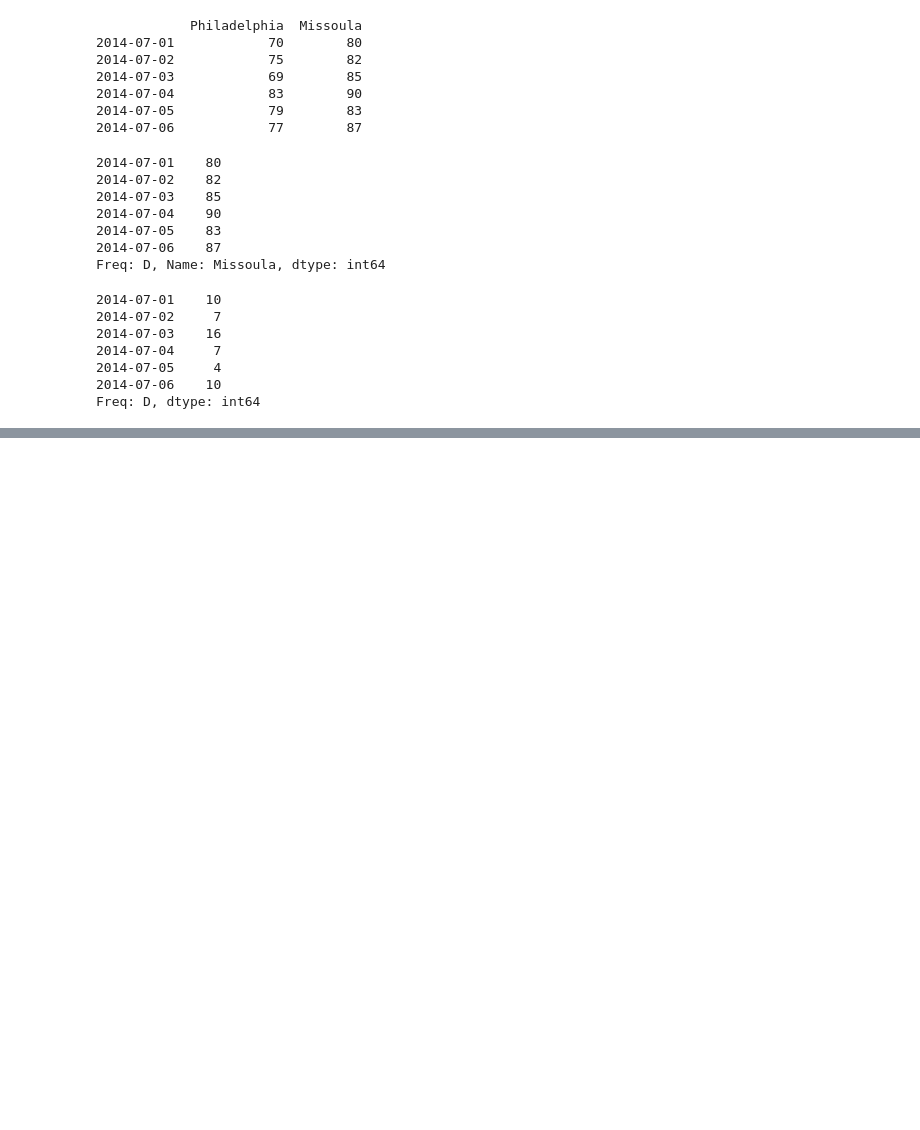
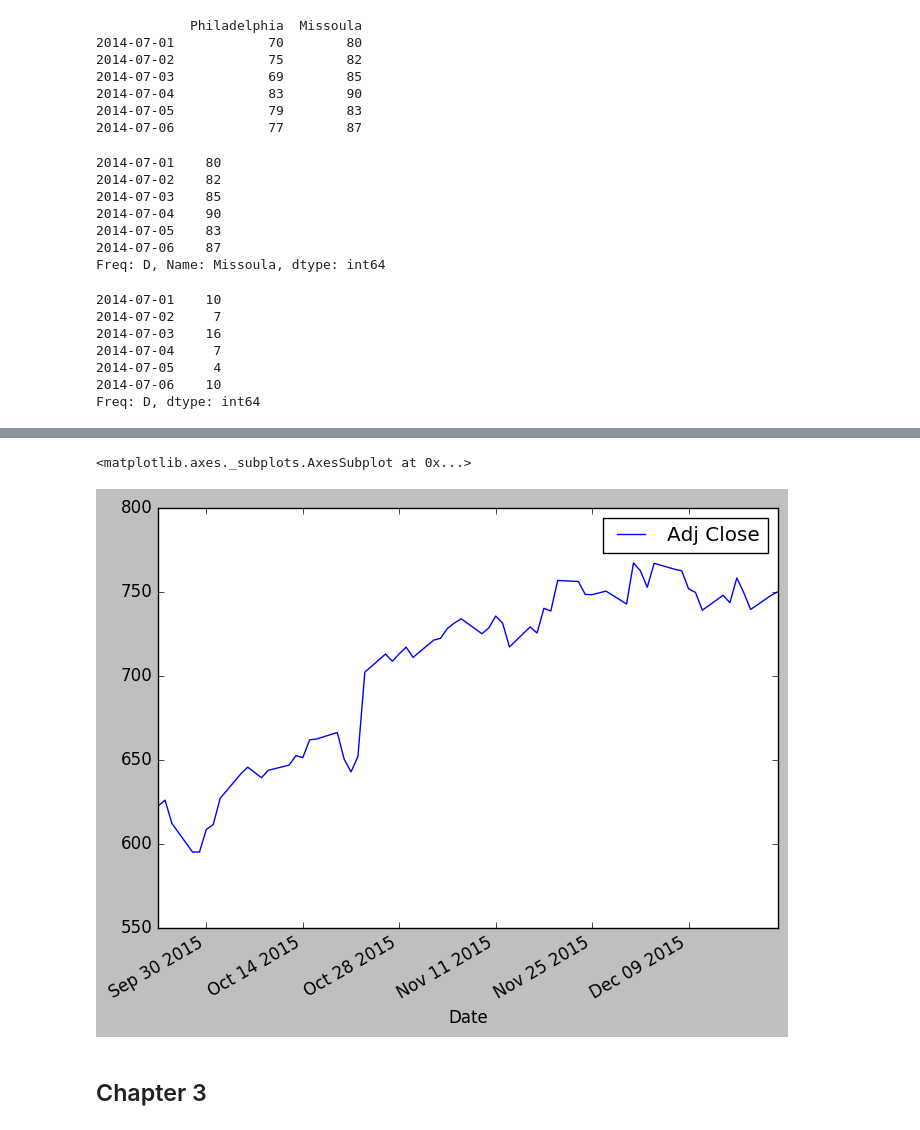
Before and after one commit to andirey/Notebooks, a Jupyter notebook: pandas.ipynb, the cells around one changed output, grey strips where cells are left out. Cells and saved outputs as stored; diff of their text form; code cells hidden in the pictures; blank space fills up the shorter version.

Commit message:
Pandas book: completed chapters 1, 2

```diff
--- a/pandas.ipynb
+++ b/pandas.ipynb
@@ -15,7 +15,8 @@ pd.set_option('display.max_rows', 10)
 # And some items for matplotlib
 %matplotlib inline
 import matplotlib.pyplot as plt
-pd.options.display.mpl_style = 'default'
+#pd.options.display.mpl_style = 'default' #issues with matplotlib
+plt.style.use('default')
 # %%
 s = Series([1, 2, 3, 4])
 s
@@ -169,0 +338,12 @@ Freq: D, dtype: int64
+# %%
+#imports fpr reading data from Yahoo!
+#from pandas.io.data import DataReader
+from pandas_datareader.data import DataReader
+from datetime import date
+from dateutil.relativedelta import relativedelta
+
+goog = DataReader("GOOG", "yahoo",
+                  date.today() +
+                  relativedelta(months=-3))
+
+goog.tail()
@@ -169,0 +406,7 @@ Freq: D, dtype: int64
+# %%
+goog.plot(y='Adj Close')
+# %% [output]
+<matplotlib.axes._subplots.AxesSubplot at 0x...>
+[figure, added]
+# %% [markdown]
+## Chapter 3 ##
```
Also changed, not shown: parts of 24 cells of this notebook.
